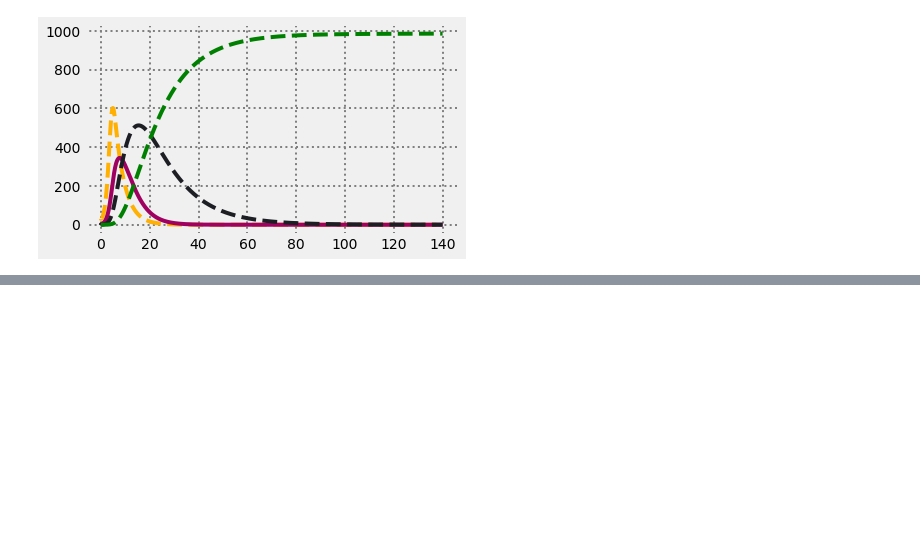
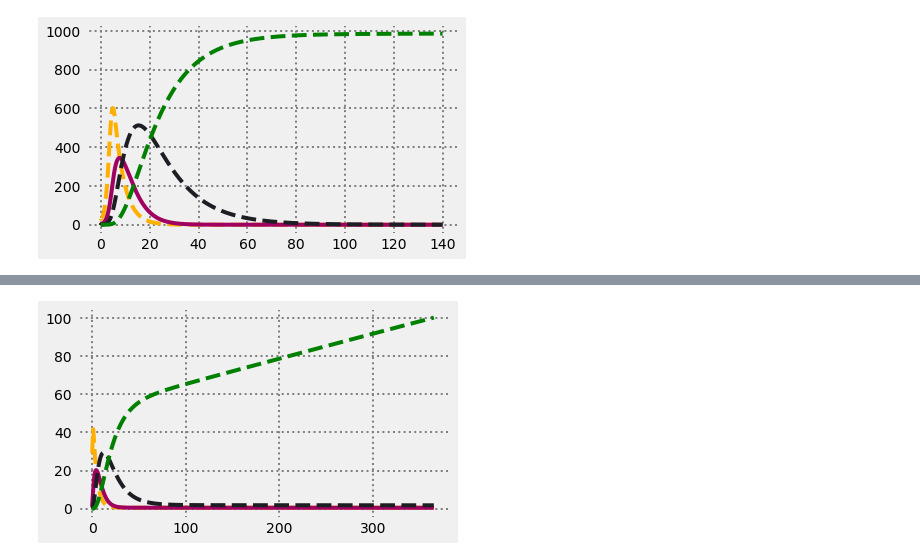
Before and after one commit to Dal0328/dal0328_study_hafs.github.io, a Jupyter notebook: 3학년 스터디/SEIQR모델.ipynb, the cells around one changed output, grey strips where cells are left out. Saved outputs shown, nothing was run; the diff lists cells and outputs as text; code cells hidden in the pictures; blank space fills up the shorter version.

```diff
--- a/3학년 스터디/SEIQR모델.ipynb
+++ b/3학년 스터디/SEIQR모델.ipynb
@@ -69,0 +102,11 @@ diagram(simulation2)
+# %%
+def simulation5():
+    N = 1163 # 한국 전체 인구 수
+    R0 = 2.4; gamma = 1/14.0
+    return SEIR_simulation(
+        beta = 7.0591, betaf = 4.8106, tau = 1/1, gamma = gamma, delta = 0.02, k = 1/4.1, alpha = 1/4,
+        E0 = 30.0, I0 = 1.0, days = 365,step=0.1,N = N)
+
+diagram(simulation5)
+# %% [output]
+[figure, added]
```
Also changed, not shown: parts of 3 cells of this notebook.
